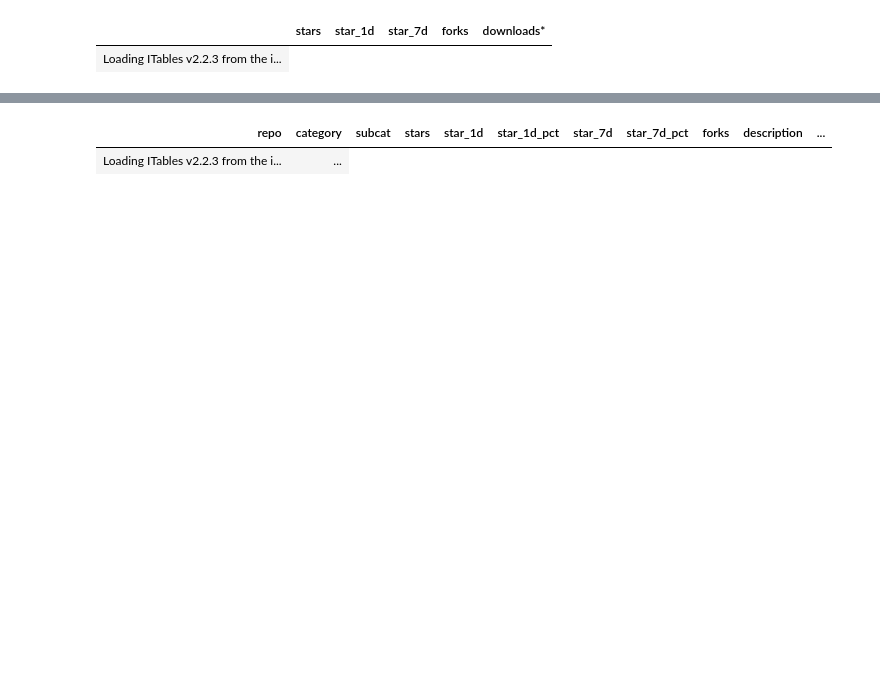
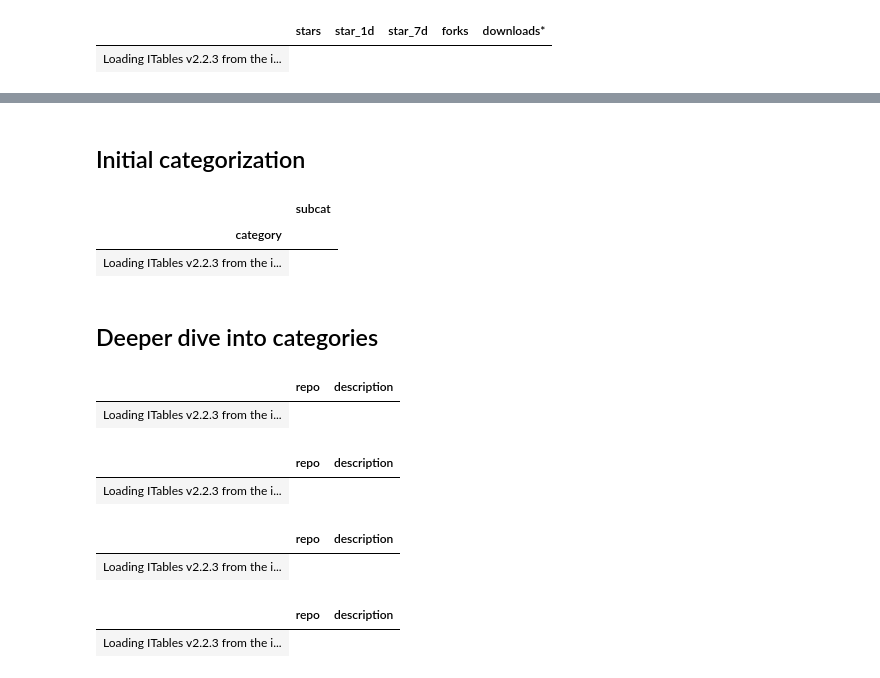
Before and after one commit to rgesteve/chiplandscape, a Jupyter notebook: AnalyzingLlamaPolice.ipynb, the cells around one changed output, grey strips where cells are left out. Cells and saved outputs as stored; diff of their text form; code cells hidden in the pictures; blank space fills up the shorter version.

```diff
--- a/AnalyzingLlamaPolice.ipynb
+++ b/AnalyzingLlamaPolice.ipynb
@@ -30,5 +27,10 @@ itables.init_notebook_mode(all_interactive=True)
-# %%
-df
-# %% [output]
-| repo | category | subcat | stars | star_1d | star_1d_pct | star_7d | star_7d_pct | forks | description | ... |
-| Loading ITables v2.2.3 from the i... | ... |
+# %% [markdown]
+## Initial categorization
+# %%
+df.groupby('category')['subcat'].unique()
+# %% [output]
+|  | subcat |
+| category |  |
+| Loading ITables v2.2.3 from the i... |
+# %% [markdown]
+## Deeper dive into categories
@@ -34,0 +40,20 @@ df
+# %%
+display_query(df, 'category == "AI engineering" and subcat == "AIE framework"')
+# %% [output]
+|  | repo | description |
+| Loading ITables v2.2.3 from the i... |
+# %%
+display_query(df,'repo.str.contains("microsoft")')
+# %% [output]
+|  | repo | description |
+| Loading ITables v2.2.3 from the i... |
+# %%
+display_query(df,'repo.str.contains("rasa", case=False)')
+# %% [output]
+|  | repo | description |
+| Loading ITables v2.2.3 from the i... |
+# %%
+display_query(df,'category == "AI engineering" and subcat == "Prompt engineering"')
+# %% [output]
+|  | repo | description |
+| Loading ITables v2.2.3 from the i... |
```
Also changed, not shown: parts of 11 cells of this notebook.
